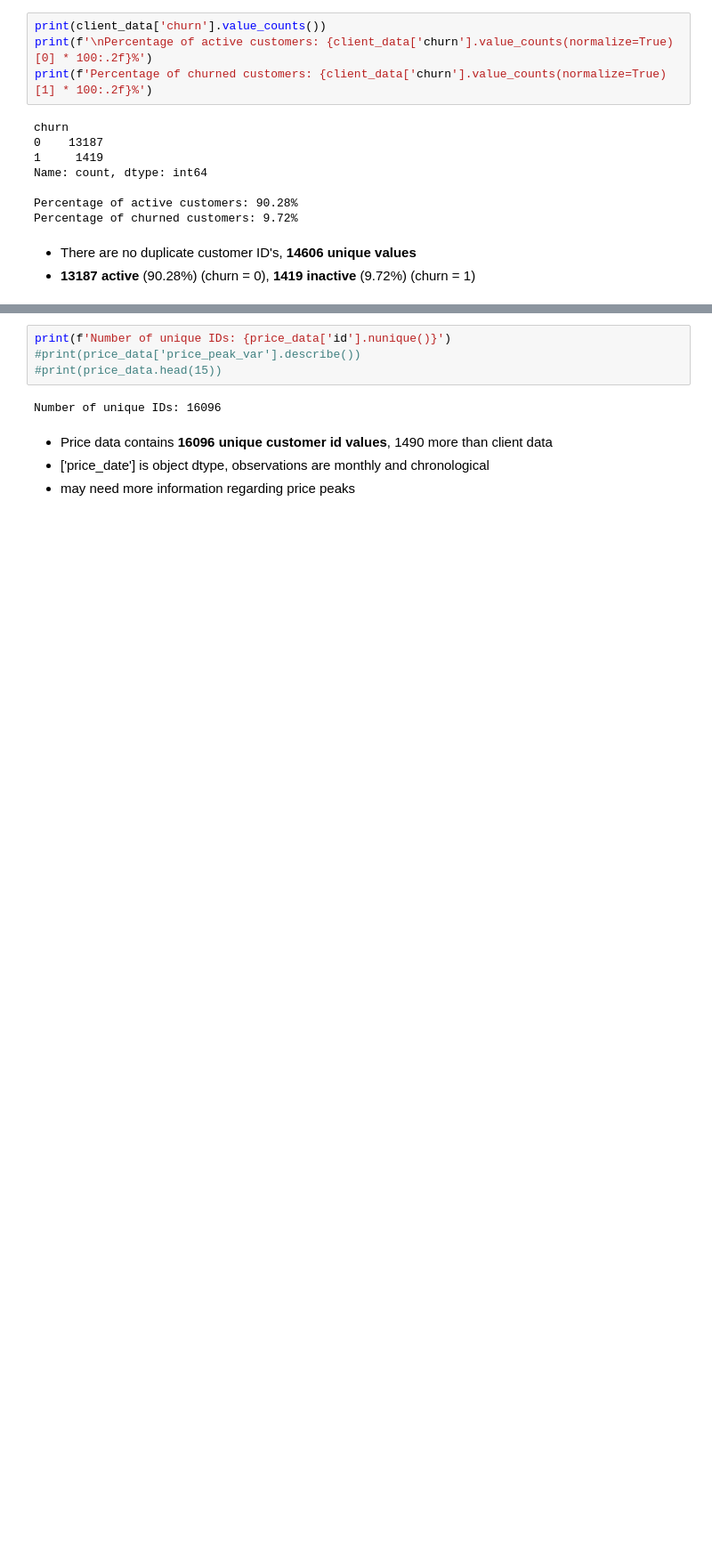
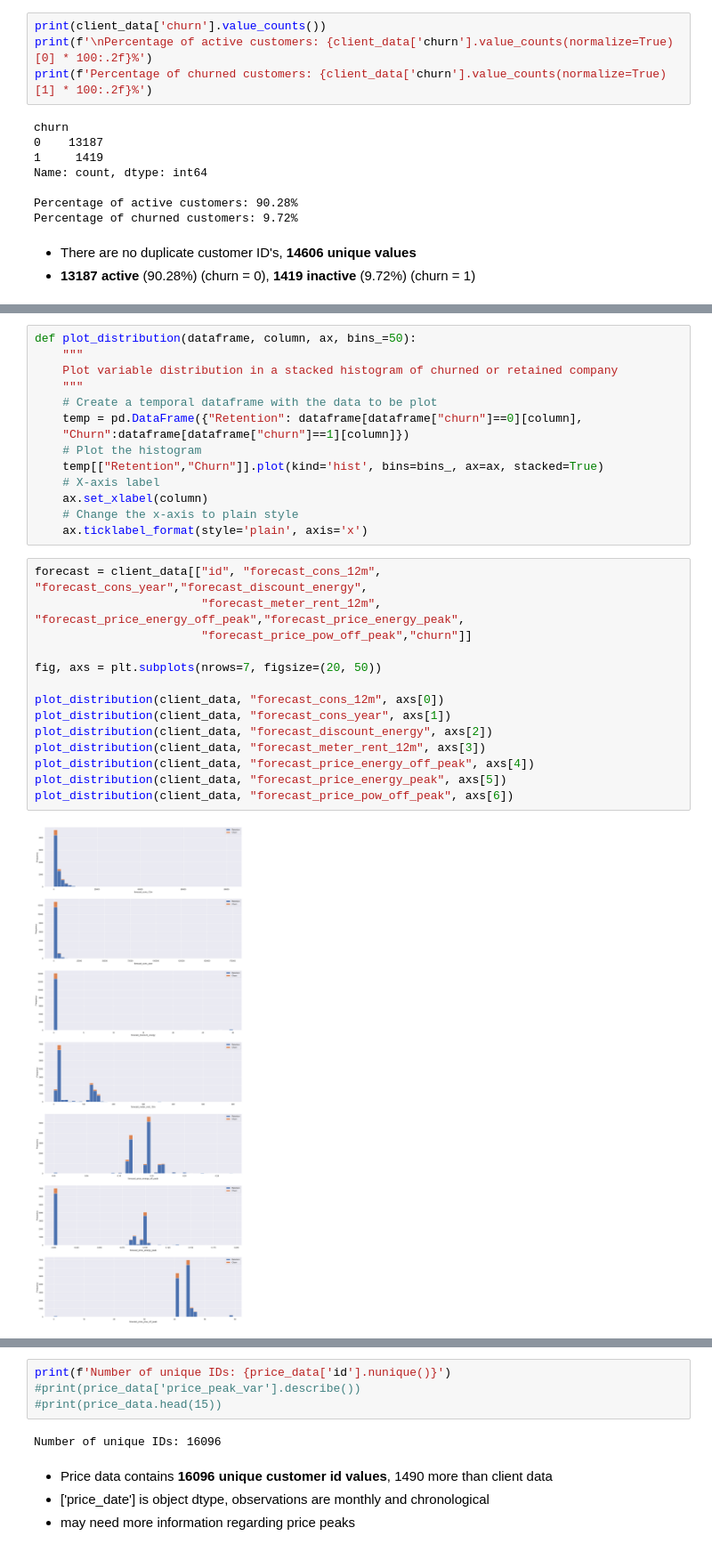
Before and after one commit to avonmims/Forage, a Jupyter notebook: BCG_X/eda_attempt.ipynb, the cells around one changed output, grey strips where cells are left out. Shown: that part at 89% size. Drawn from its saved outputs; the diff is of its cells as text; blank space fills up the shorter version.

```diff
--- a/BCG_X/eda_attempt.ipynb
+++ b/BCG_X/eda_attempt.ipynb
@@ -83,0 +156,30 @@ plt.show()
+# %%
+def plot_distribution(dataframe, column, ax, bins_=50):
+    """
+    Plot variable distribution in a stacked histogram of churned or retained company
+    """
+    # Create a temporal dataframe with the data to be plot
+    temp = pd.DataFrame({"Retention": dataframe[dataframe["churn"]==0][column],
+    "Churn":dataframe[dataframe["churn"]==1][column]})
+    # Plot the histogram
+    temp[["Retention","Churn"]].plot(kind='hist', bins=bins_, ax=ax, stacked=True)
+    # X-axis label
+    ax.set_xlabel(column)
+    # Change the x-axis to plain style
+    ax.ticklabel_format(style='plain', axis='x')
+# %%
+forecast = client_data[["id", "forecast_cons_12m", "forecast_cons_year","forecast_discount_energy",
+                        "forecast_meter_rent_12m", "forecast_price_energy_off_peak","forecast_price_energy_peak",
+                        "forecast_price_pow_off_peak","churn"]]
+
+fig, axs = plt.subplots(nrows=7, figsize=(20, 50))
+
+plot_distribution(client_data, "forecast_cons_12m", axs[0])
+plot_distribution(client_data, "forecast_cons_year", axs[1])
+plot_distribution(client_data, "forecast_discount_energy", axs[2])
+plot_distribution(client_data, "forecast_meter_rent_12m", axs[3])
+plot_distribution(client_data, "forecast_price_energy_off_peak", axs[4])
+plot_distribution(client_data, "forecast_price_energy_peak", axs[5])
+plot_distribution(client_data, "forecast_price_pow_off_peak", axs[6])
+# %% [output]
+[figure, added]
```
Also changed, not shown: parts of 30 cells of this notebook.
